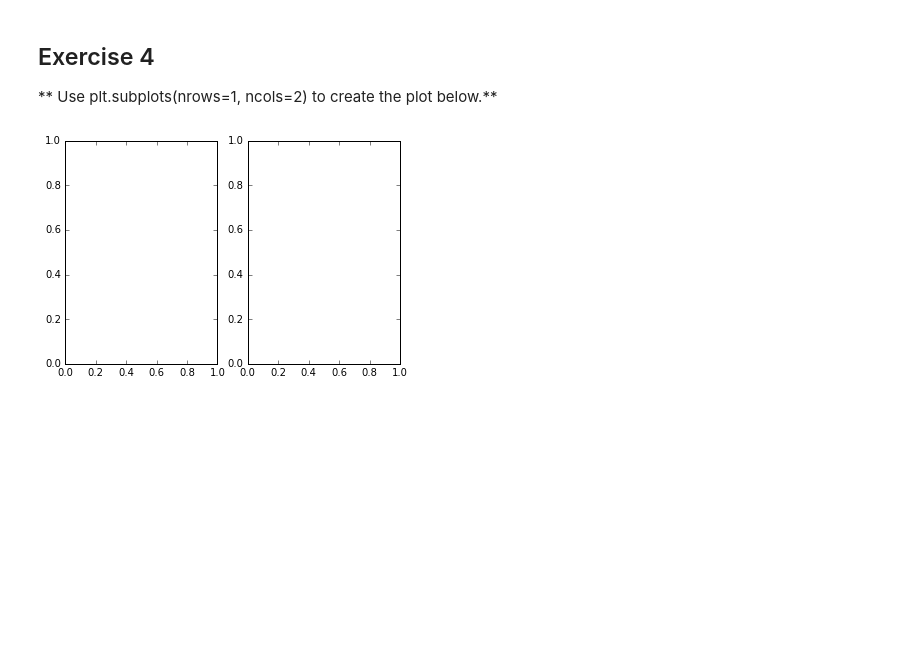
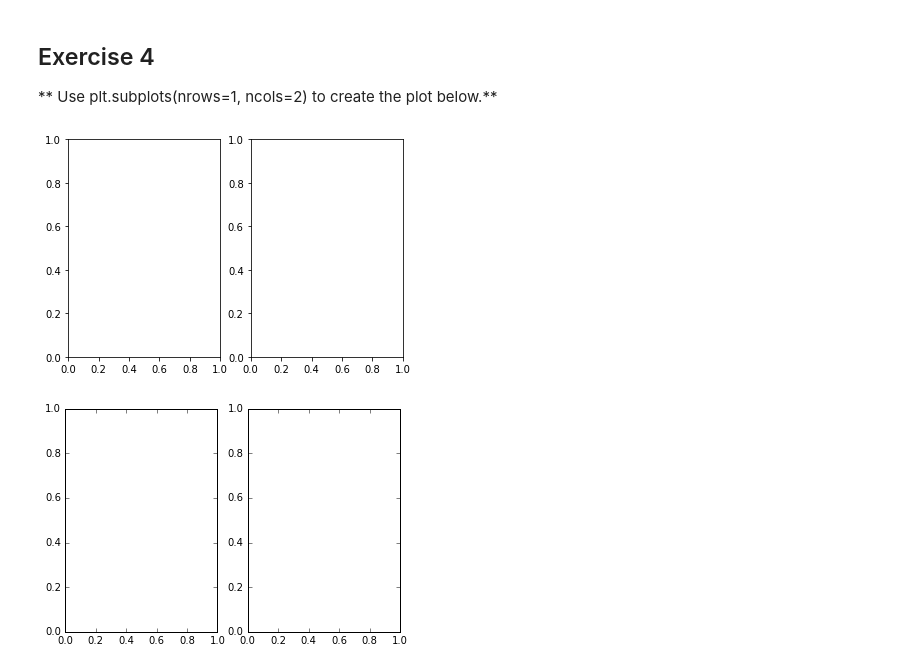
Before and after one commit to ricardojguzman/DSPractice, a Jupyter notebook: Udemy/PY-DS-ML-Bootcamp/Sources/05-Data-Visualization-with-Matplotlib/02-Matplotlib Exercises.ipynb, the cells around one changed output. Cells and saved outputs as stored; diff of their text form; code cells hidden in the pictures; blank space fills up the shorter version.

```diff
--- a/Udemy/PY-DS-ML-Bootcamp/Sources/05-Data-Visualization-with-Matplotlib/02-Matplotlib Exercises.ipynb
+++ b/Udemy/PY-DS-ML-Bootcamp/Sources/05-Data-Visualization-with-Matplotlib/02-Matplotlib Exercises.ipynb
@@ -119,6 +119,10 @@ Text(0.5, 1.0, 'zoom')
 ## Exercise 4
 
 ** Use plt.subplots(nrows=1, ncols=2) to create the plot below.**
+# %%
+fig = plt.subplots(nrows=1, ncols=2)
+# %% [output]
+[figure, added]
 # %%
 # %% [output]
 [figure]
```
Also changed, not shown: parts of 2 cells of this notebook.
